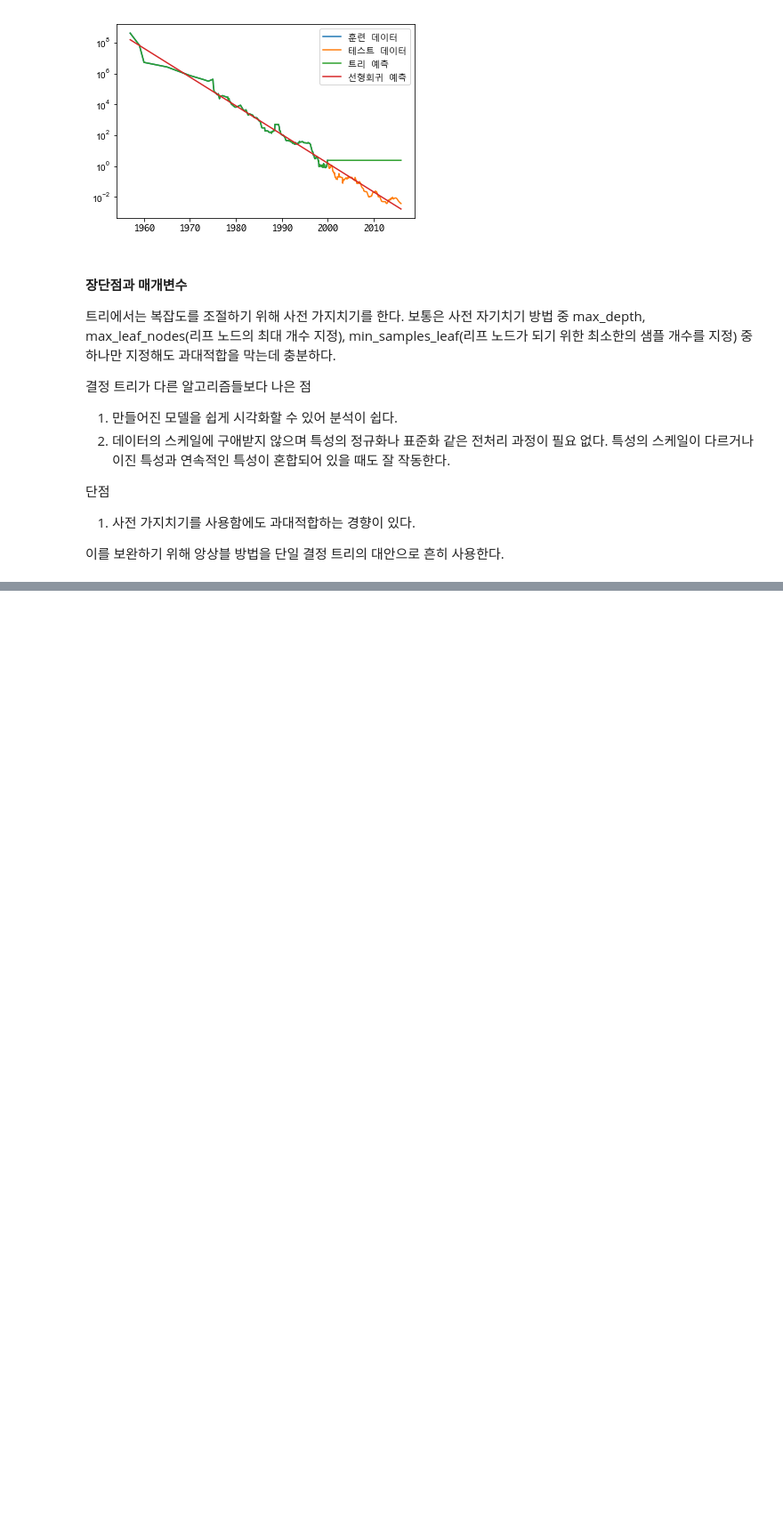
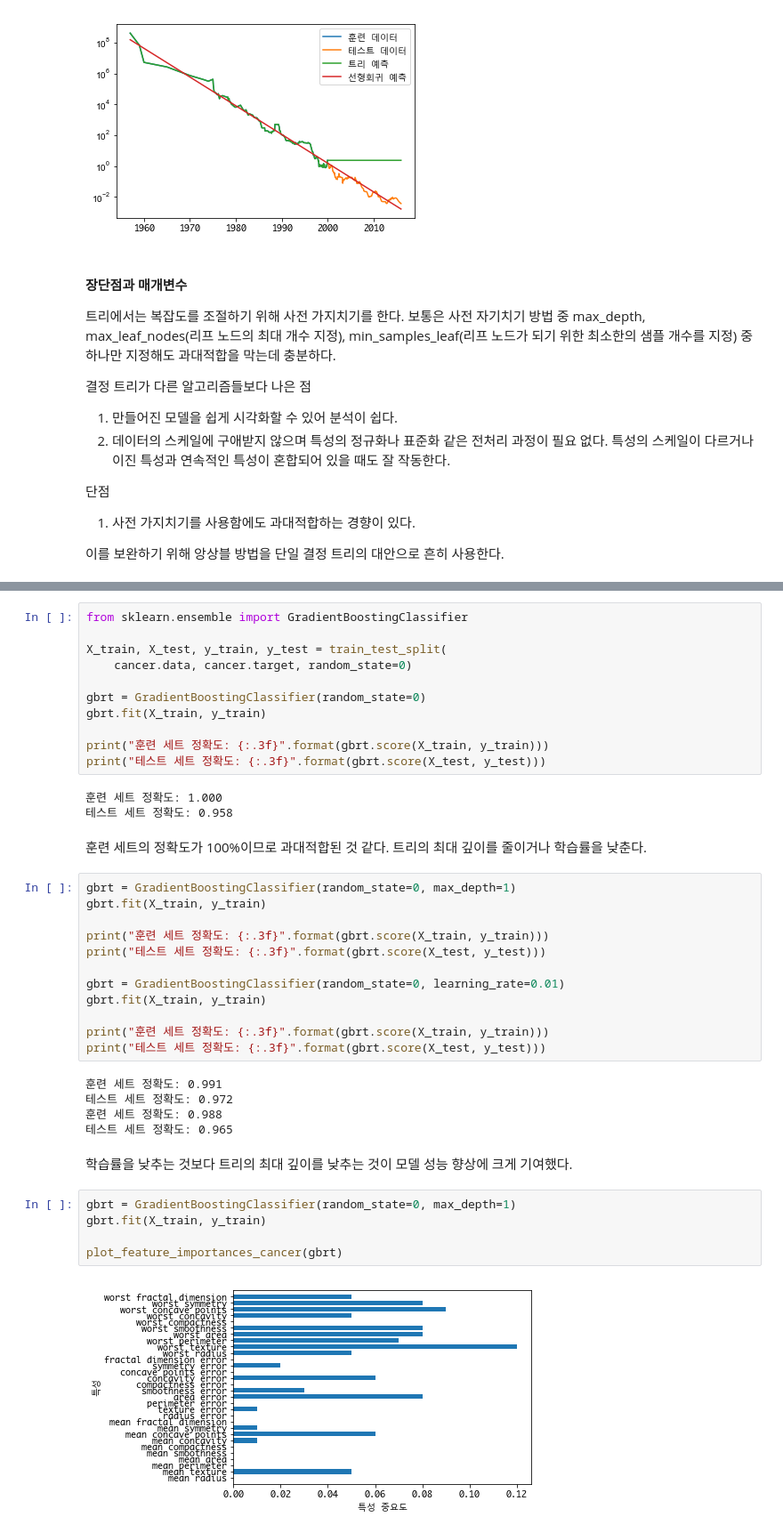
Before and after one commit to youbeebee/ML-with-Python, a Jupyter notebook: ch2.지도학습 2.3.6까지.ipynb, the cells around one changed output, grey strips where cells are left out. Shown at 89% size. Saved outputs shown, nothing was run; the diff lists cells and outputs as text; blank space fills up the shorter version.

```diff
--- a/ch2.지도학습.ipynb
+++ b/ch2.지도학습 2.3.6까지.ipynb
@@ -803,0 +869,42 @@ plt.legend()
+# %%
+from sklearn.ensemble import GradientBoostingClassifier
+
+X_train, X_test, y_train, y_test = train_test_split(
+    cancer.data, cancer.target, random_state=0)
+
+gbrt = GradientBoostingClassifier(random_state=0)
+gbrt.fit(X_train, y_train)
+
+print("훈련 세트 정확도: {:.3f}".format(gbrt.score(X_train, y_train)))
+print("테스트 세트 정확도: {:.3f}".format(gbrt.score(X_test, y_test)))
+# %% [output]
+훈련 세트 정확도: 1.000
+테스트 세트 정확도: 0.958
+# %% [markdown]
+훈련 세트의 정확도가 100%이므로 과대적합된 것 같다. 트리의 최대 깊이를 줄이거나 학습률을 낮춘다.
+# %%
+gbrt = GradientBoostingClassifier(random_state=0, max_depth=1)
+gbrt.fit(X_train, y_train)
+
+print("훈련 세트 정확도: {:.3f}".format(gbrt.score(X_train, y_train)))
+print("테스트 세트 정확도: {:.3f}".format(gbrt.score(X_test, y_test)))
+
+gbrt = GradientBoostingClassifier(random_state=0, learning_rate=0.01)
+gbrt.fit(X_train, y_train)
+
+print("훈련 세트 정확도: {:.3f}".format(gbrt.score(X_train, y_train)))
+print("테스트 세트 정확도: {:.3f}".format(gbrt.score(X_test, y_test)))
+# %% [output]
+훈련 세트 정확도: 0.991
+테스트 세트 정확도: 0.972
+훈련 세트 정확도: 0.988
+테스트 세트 정확도: 0.965
+# %% [markdown]
+학습률을 낮추는 것보다 트리의 최대 깊이를 낮추는 것이 모델 성능 향상에 크게 기여했다.
+# %%
+gbrt = GradientBoostingClassifier(random_state=0, max_depth=1)
+gbrt.fit(X_train, y_train)
+
+plot_feature_importances_cancer(gbrt)
+# %% [output]
+[figure, added]
```
Also changed, not shown: parts of 12 cells of this notebook, 2 other files.
